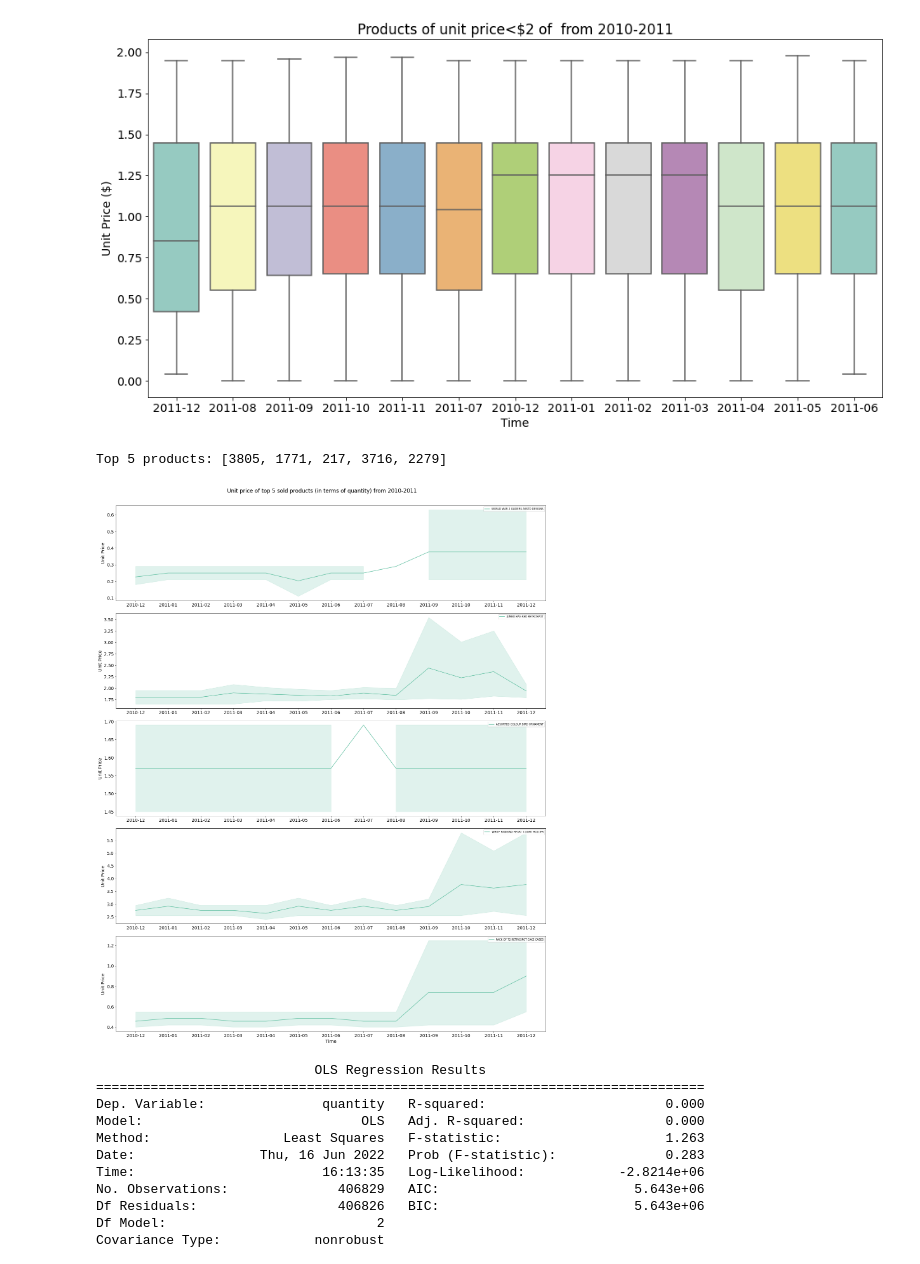
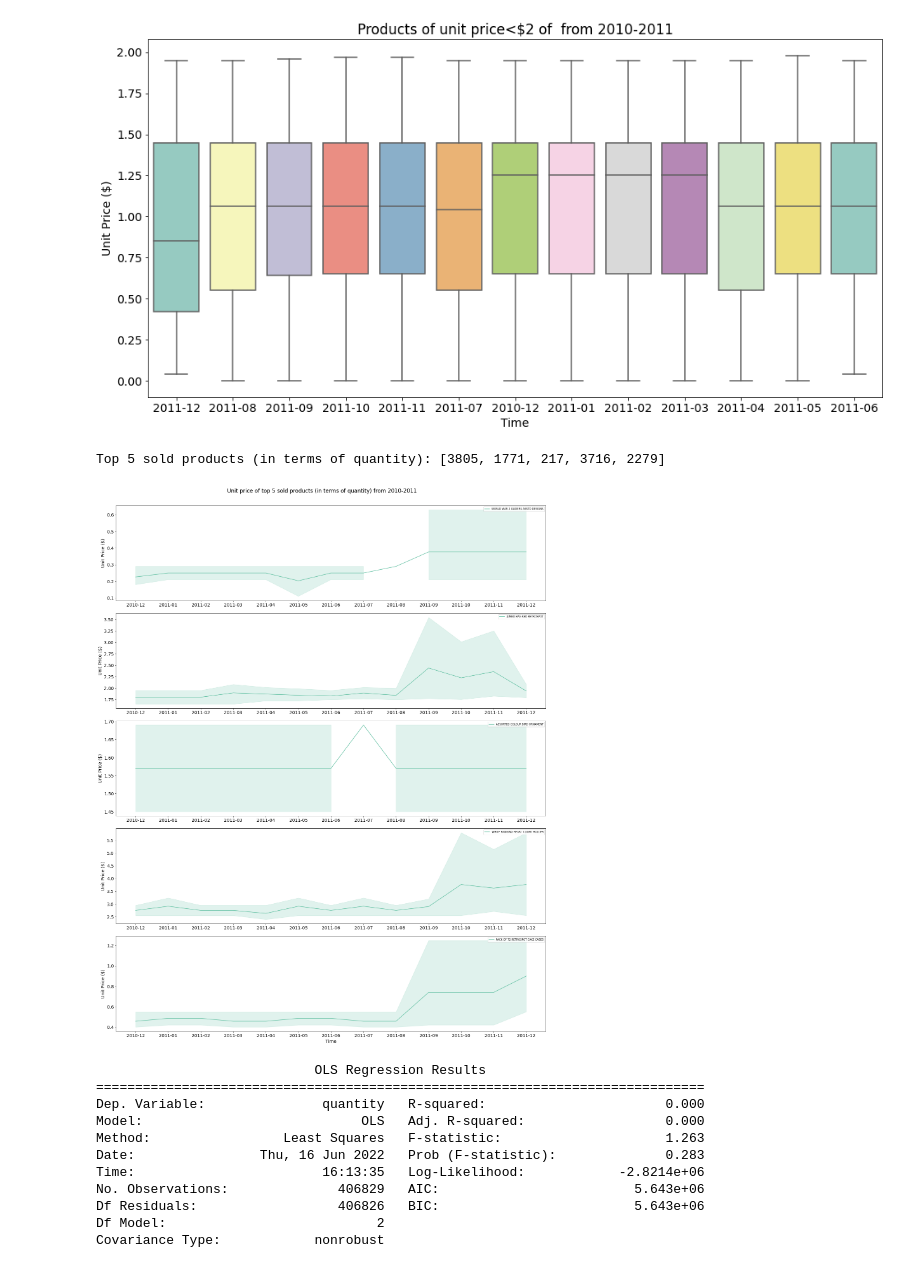
Before and after one commit to Aukerul-Shuvo/DAAS_Retail, a Jupyter notebook: notebook/Diagnostic Analysis.ipynb, the cells around one changed output. Cells and saved outputs as stored; diff of their text form; code cells hidden in the pictures.

```diff
--- a/notebook/Diagnostic Analysis.ipynb
+++ b/notebook/Diagnostic Analysis.ipynb
@@ -295,32 +301,32 @@ Text(0, 0.5, 'Unit Price ($)')
 # %%
 print('Top 5 sold products (in terms of quantity):', top_5_products_in_2010_2011)
 
 fig, ax =plt.subplots(5,1, figsize=(20,25))
 
 fig.suptitle("Unit price of top 5 sold products (in terms of quantity) from 2010-2011")
 for i in range(5):
     product_infos_top_5 = product_infos[product_infos['product'].isin([top_5_products_in_2010_2011[i]])]
     sns.lineplot(x="year_month", y="unitprice",
                  hue="product",
                  palette="Set2",
                  data=product_infos_top_5, ax=ax[i])
 
-    ax[i].set_ylabel("Unit Price")
+    ax[i].set_ylabel("Unit Price ($)")
     if i+1 == 5:
         ax[i].set_xlabel("Time")
     else:
         ax[i].set_xlabel("")
 
     ax[i].legend([product_classes[top_5_products_in_2010_2011[i]]],
                loc='upper right',
                prop={'size': 8})
 
 fig.tight_layout()
 fig.subplots_adjust(top=0.95)
 plt.show()
 # %% [output]
-Top 5 products: [3805, 1771, 217, 3716, 2279]
+Top 5 sold products (in terms of quantity): [3805, 1771, 217, 3716, 2279]
-[figure, old version]
+[figure, new version]
 # %%
 # estimate the model and save it as lm (linear model)
 lm = ols("quantity ~ month + year", data=df).fit()
```
Also changed, not shown: parts of 7 cells of this notebook.
